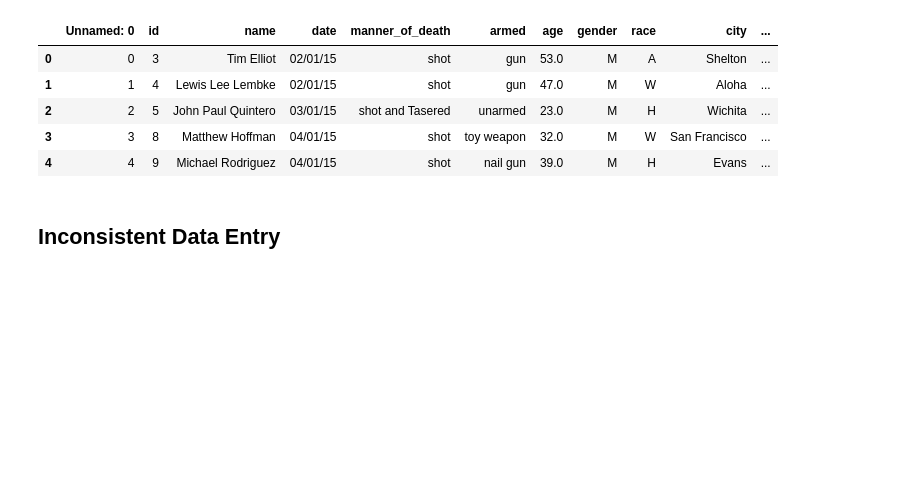
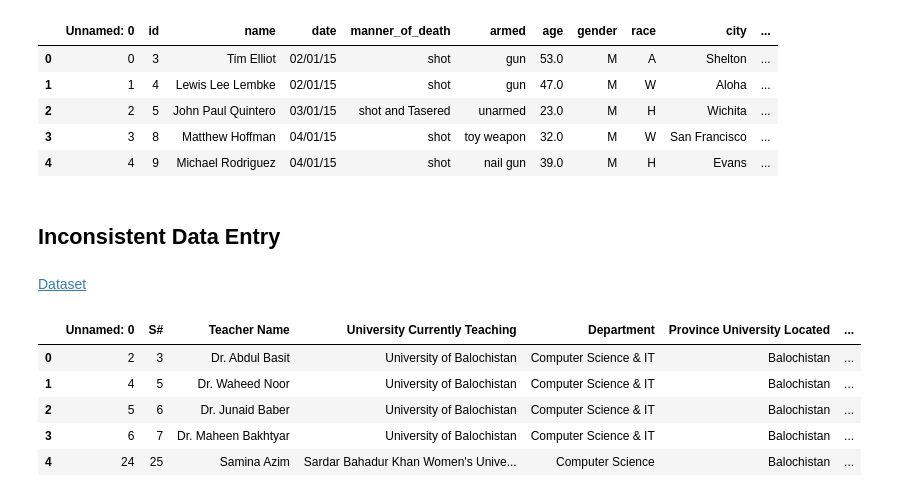
Before and after one commit to sachs7/Coursera-Machine-Learning-Specialization, a Jupyter notebook: Extras/Data_Cleaning/basics.ipynb, the cells around one changed output. Drawn from its saved outputs; the diff is of its cells as text; code cells hidden in the pictures; blank space fills up the shorter version.

Commit message:
data_cleaning_2 (#21)

```diff
--- a/Extras/Data_Cleaning/basics.ipynb
+++ b/Extras/Data_Cleaning/basics.ipynb
@@ -722,3 +722,30 @@ police_killings_df.head()
 | 4 | 4 | 9 | Michael Rodriguez | 04/01/15 | shot | nail gun | 39.0 | M | H | Evans | ... |
 # %% [markdown]
 ## Inconsistent Data Entry
+# %% [markdown]
+[Dataset](https://www.kaggle.com/datasets/alexisbcook/pakistan-intellectual-capital)
+# %%
+# modules we'll use
+import pandas as pd
+
+# helpful modules
+import fuzzywuzzy
+from fuzzywuzzy import process
+import charset_normalizer
+
+# read in all our data
+professors = pd.read_csv(
+    "dataset/pakistan_intellectual_capital.csv"
+)
+
+# set seed for reproducibility
+np.random.seed(0)
+# %%
+professors.head()
+# %% [output]
+|  | Unnamed: 0 | S# | Teacher Name | University Currently Teaching | Department | Province University Located | ... |
+| 0 | 2 | 3 | Dr. Abdul Basit | University of Balochistan | Computer Science & IT | Balochistan | ... |
+| 1 | 4 | 5 | Dr. Waheed Noor | University of Balochistan | Computer Science & IT | Balochistan | ... |
+| 2 | 5 | 6 | Dr. Junaid Baber | University of Balochistan | Computer Science & IT | Balochistan | ... |
+| 3 | 6 | 7 | Dr. Maheen Bakhtyar | University of Balochistan | Computer Science & IT | Balochistan | ... |
+| 4 | 24 | 25 | Samina Azim | Sardar Bahadur Khan Women's Unive... | Computer Science | Balochistan | ... |
```
Also changed, not shown: parts of 7 cells of this notebook.
